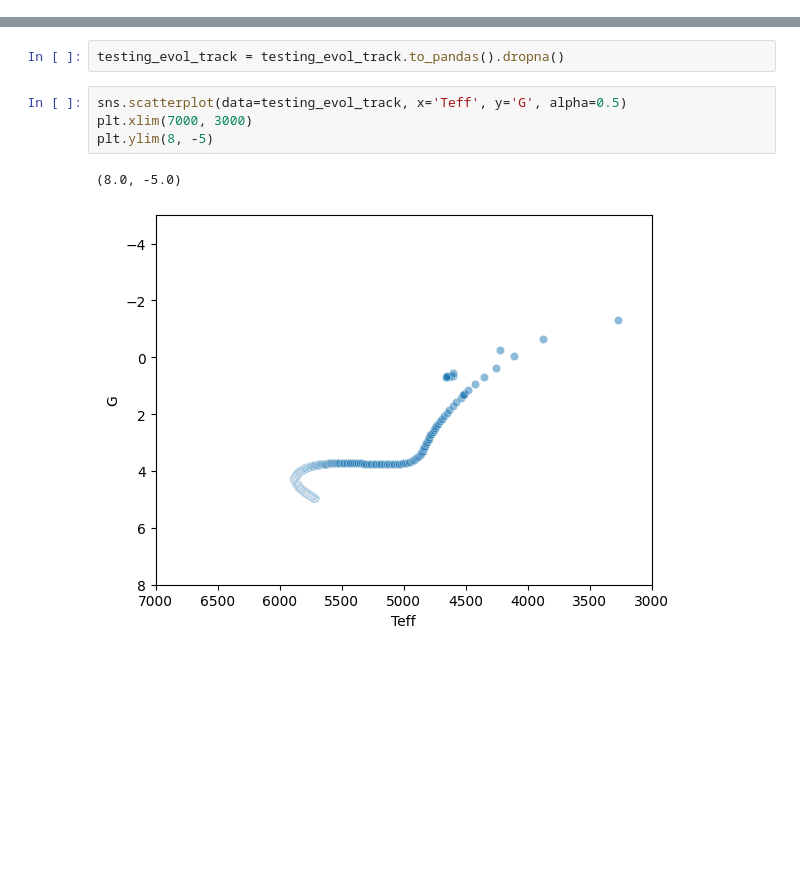
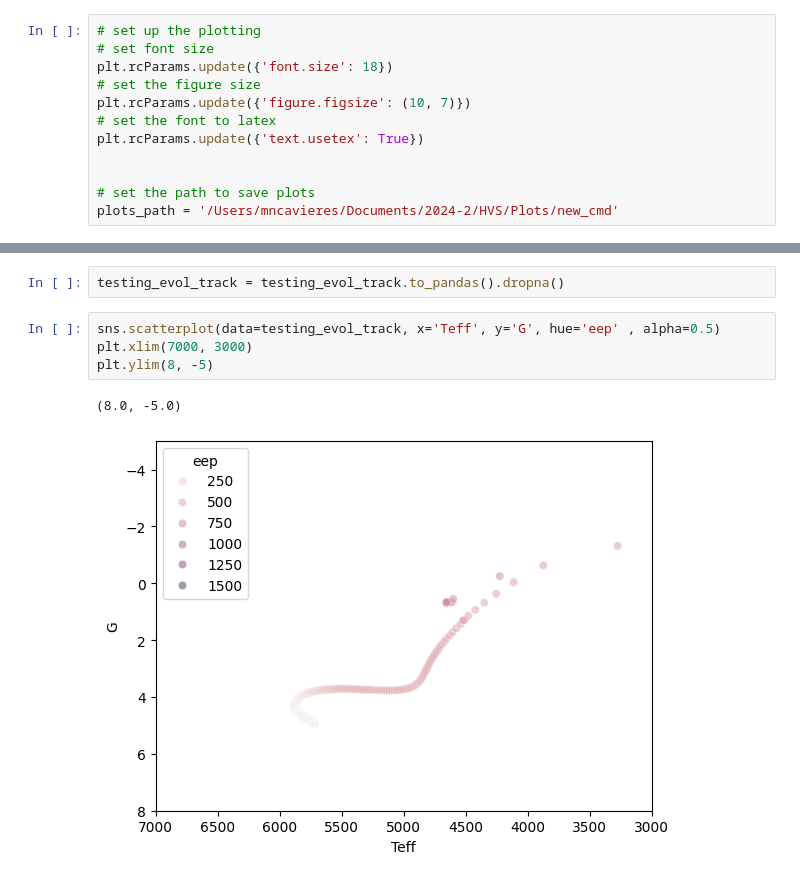
Before and after one commit to fawkez/HVS_1, a Jupyter notebook: Notebooks/isochrone_grid_gaia_photometry.ipynb, the cells around one changed output, grey strips where cells are left out. Saved outputs shown, nothing was run; the diff lists cells and outputs as text; blank space fills up the shorter version.

```diff
--- a/Notebooks/isochrone_grid_gaia_photometry.ipynb
+++ b/Notebooks/isochrone_grid_gaia_photometry.ipynb
@@ -18,6 +18,18 @@ iso_grid = MISTIsochroneGrid()
 from isochrones.mist import MIST_Isochrone
 from isochrones import get_ichrone
 mist = get_ichrone('mist')
+# %%
+# set up the plotting
+# set font size
+plt.rcParams.update({'font.size': 18})
+# set the figure size
+plt.rcParams.update({'figure.figsize': (10, 7)})
+# set the font to latex
+plt.rcParams.update({'text.usetex': True})
+
+
+# set the path to save plots
+plots_path = '/Users/mncavieres/Documents/2024-2/HVS/Plots/new_cmd'
 # %%
 mass, age, feh, distance, AV = 1.0, 9.74, -0.05, 100, 0.02
 # %%
@@ -263,9 +392,9 @@ Error during model generation for star with mass 1.0, age 10.113943352306837, fe
 # %%
 testing_evol_track = testing_evol_track.to_pandas().dropna()
 # %%
-sns.scatterplot(data=testing_evol_track, x='Teff', y='G', alpha=0.5)
+sns.scatterplot(data=testing_evol_track, x='Teff', y='G', hue='eep' , alpha=0.5)
 plt.xlim(7000, 3000)
 plt.ylim(8, -5)
 # %% [output]
 (8.0, -5.0)
-[figure, old version]
+[figure, new version]
```
Also changed, not shown: parts of 22 cells of this notebook, 4 other files.
